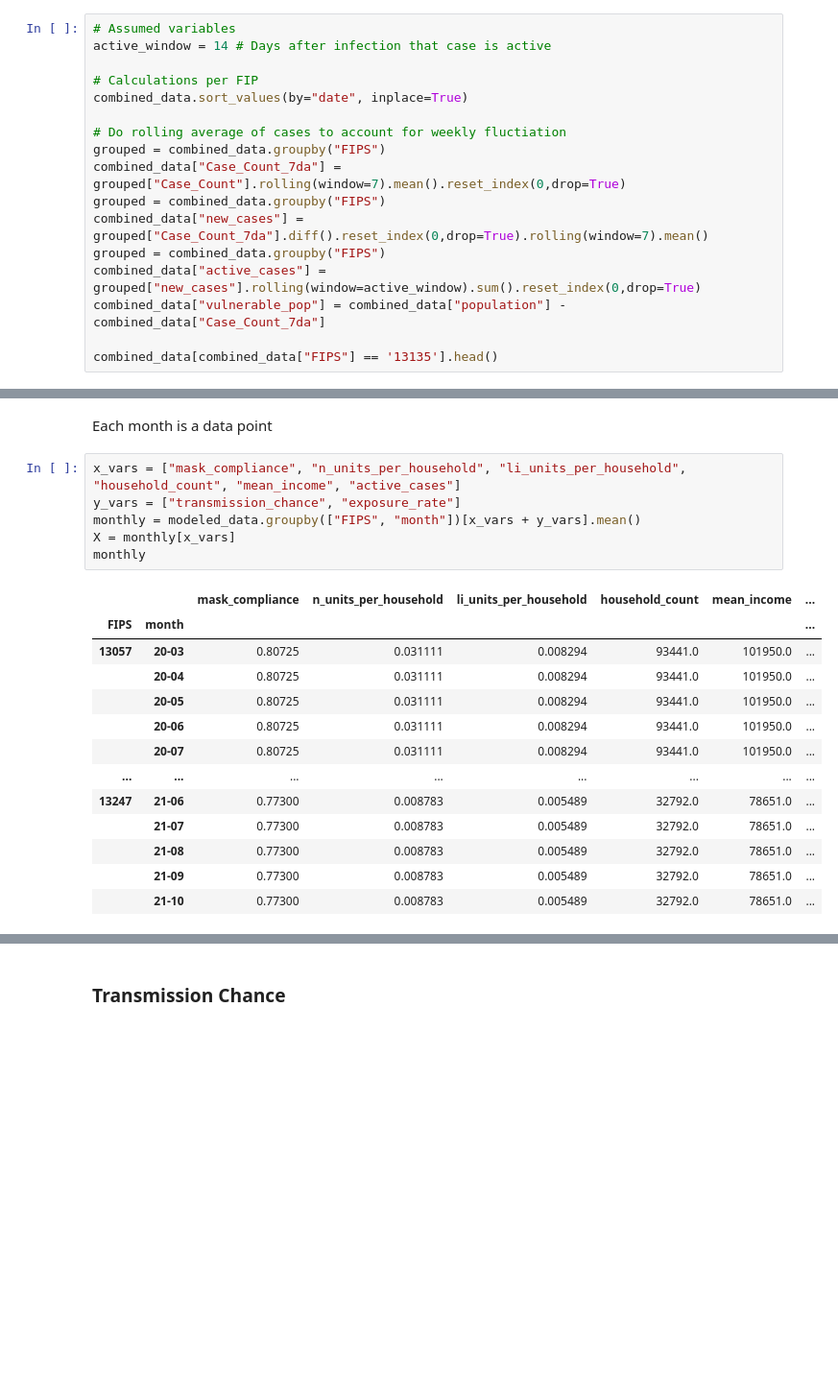
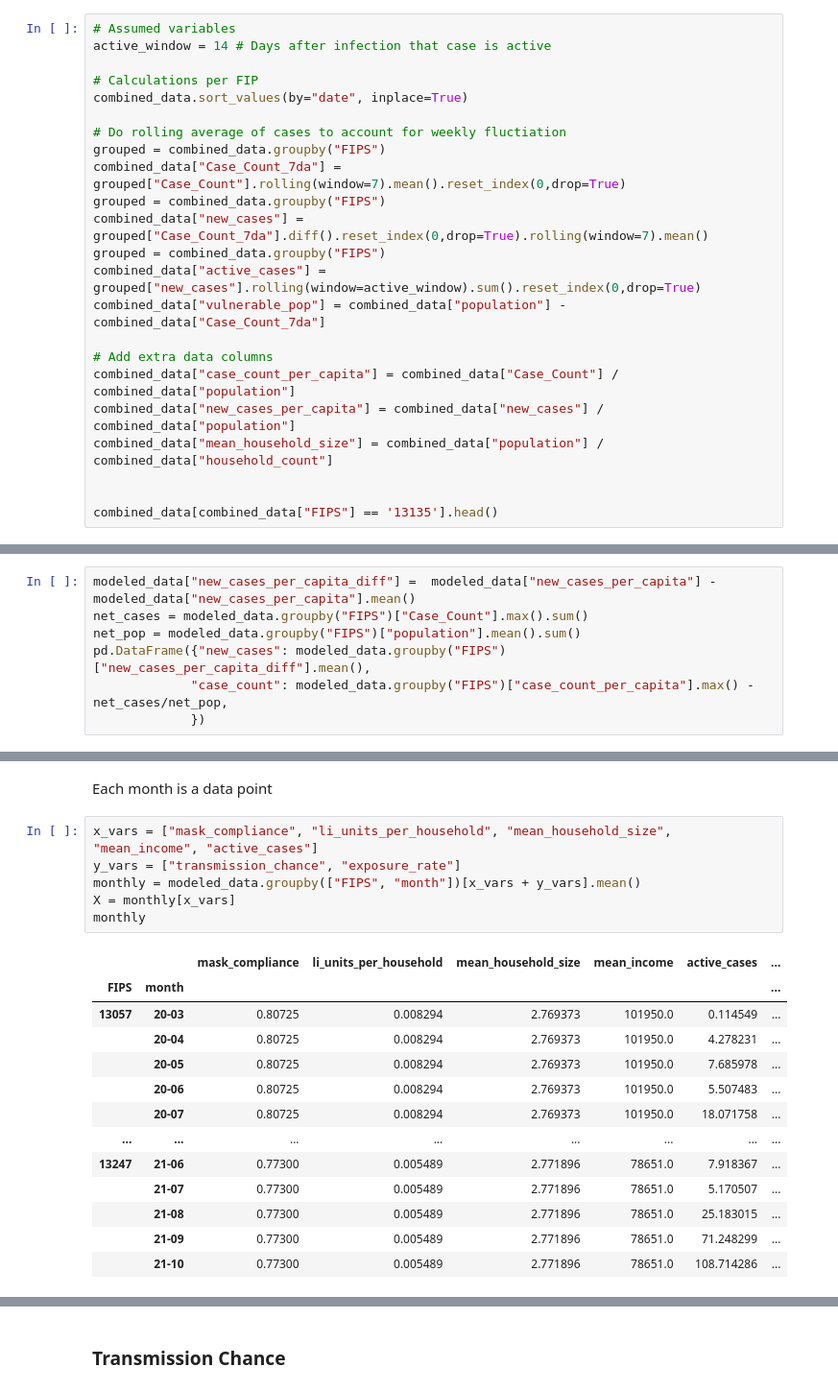
Before and after one commit to CaseCal/housing-covid-transmission, a Jupyter notebook: analysis.ipynb, the cells around one changed output, grey strips where cells are left out. Shown: that part at 96% size. Cells and saved outputs as stored; diff of their text form; blank space fills up the shorter version.

```diff
--- a/analysis.ipynb
+++ b/analysis.ipynb
@@ -136,6 +136,12 @@ grouped = combined_data.groupby("FIPS")
 combined_data["active_cases"] = grouped["new_cases"].rolling(window=active_window).sum().reset_index(0,drop=True)
 combined_data["vulnerable_pop"] = combined_data["population"] - combined_data["Case_Count_7da"]
 
+# Add extra data columns
+combined_data["case_count_per_capita"] = combined_data["Case_Count"] / combined_data["population"]
+combined_data["new_cases_per_capita"] = combined_data["new_cases"] / combined_data["population"]
+combined_data["mean_household_size"] = combined_data["population"] / combined_data["household_count"]
+
+
 combined_data[combined_data["FIPS"] == '13135'].head()
 # %% [output]
 |  | FIPS | date | Case_Count | mask_compliance | n_units | li_units | household_count | mean_income | ... |
@@ -274,0 +381,7 @@ plt.show()
+# %%
+modeled_data["new_cases_per_capita_diff"] =  modeled_data["new_cases_per_capita"] - modeled_data["new_cases_per_capita"].mean()
+net_cases = modeled_data.groupby("FIPS")["Case_Count"].max().sum()
+net_pop = modeled_data.groupby("FIPS")["population"].mean().sum()
+pd.DataFrame({"new_cases": modeled_data.groupby("FIPS")["new_cases_per_capita_diff"].mean(),
+             "case_count": modeled_data.groupby("FIPS")["case_count_per_capita"].max() - net_cases/net_pop,
+             })
@@ -279,22 +406,22 @@ We now analyze how our demogrpahic data relates to the modelled parameters
 # %% [markdown]
 Each month is a data point
 # %%
-x_vars = ["mask_compliance", "n_units_per_household", "li_units_per_household", "household_count", "mean_income", "active_cases"]
+x_vars = ["mask_compliance", "li_units_per_household", "mean_household_size", "mean_income", "active_cases"]
 y_vars = ["transmission_chance", "exposure_rate"]
 monthly = modeled_data.groupby(["FIPS", "month"])[x_vars + y_vars].mean()
 X = monthly[x_vars]
 monthly
 # %% [output]
-|  |  | mask_compliance | n_units_per_household | li_units_per_household | household_count | mean_income | ... |
+|  |  | mask_compliance | li_units_per_household | mean_household_size | mean_income | active_cases | ... |
 | FIPS | month |  |  |  |  |  | ... |
-| 13057 | 20-03 | 0.80725 | 0.031111 | 0.008294 | 93441.0 | 101950.0 | ... |
-|  | 20-04 | 0.80725 | 0.031111 | 0.008294 | 93441.0 | 101950.0 | ... |
-|  | 20-05 | 0.80725 | 0.031111 | 0.008294 | 93441.0 | 101950.0 | ... |
-|  | 20-06 | 0.80725 | 0.031111 | 0.008294 | 93441.0 | 101950.0 | ... |
-|  | 20-07 | 0.80725 | 0.031111 | 0.008294 | 93441.0 | 101950.0 | ... |
+| 13057 | 20-03 | 0.80725 | 0.008294 | 2.769373 | 101950.0 | 0.114549 | ... |
+|  | 20-04 | 0.80725 | 0.008294 | 2.769373 | 101950.0 | 4.278231 | ... |
+|  | 20-05 | 0.80725 | 0.008294 | 2.769373 | 101950.0 | 7.685978 | ... |
+|  | 20-06 | 0.80725 | 0.008294 | 2.769373 | 101950.0 | 5.507483 | ... |
+|  | 20-07 | 0.80725 | 0.008294 | 2.769373 | 101950.0 | 18.071758 | ... |
 | ... | ... | ... | ... | ... | ... | ... | ... |
-| 13247 | 21-06 | 0.77300 | 0.008783 | 0.005489 | 32792.0 | 78651.0 | ... |
-|  | 21-07 | 0.77300 | 0.008783 | 0.005489 | 32792.0 | 78651.0 | ... |
-|  | 21-08 | 0.77300 | 0.008783 | 0.005489 | 32792.0 | 78651.0 | ... |
-|  | 21-09 | 0.77300 | 0.008783 | 0.005489 | 32792.0 | 78651.0 | ... |
-|  | 21-10 | 0.77300 | 0.008783 | 0.005489 | 32792.0 | 78651.0 | ... |
+| 13247 | 21-06 | 0.77300 | 0.005489 | 2.771896 | 78651.0 | 7.918367 | ... |
+|  | 21-07 | 0.77300 | 0.005489 | 2.771896 | 78651.0 | 5.170507 | ... |
+|  | 21-08 | 0.77300 | 0.005489 | 2.771896 | 78651.0 | 25.183015 | ... |
+|  | 21-09 | 0.77300 | 0.005489 | 2.771896 | 78651.0 | 71.248299 | ... |
+|  | 21-10 | 0.77300 | 0.005489 | 2.771896 | 78651.0 | 108.714286 | ... |
```
Also changed, not shown: parts of 19 cells of this notebook, 1 other file.
